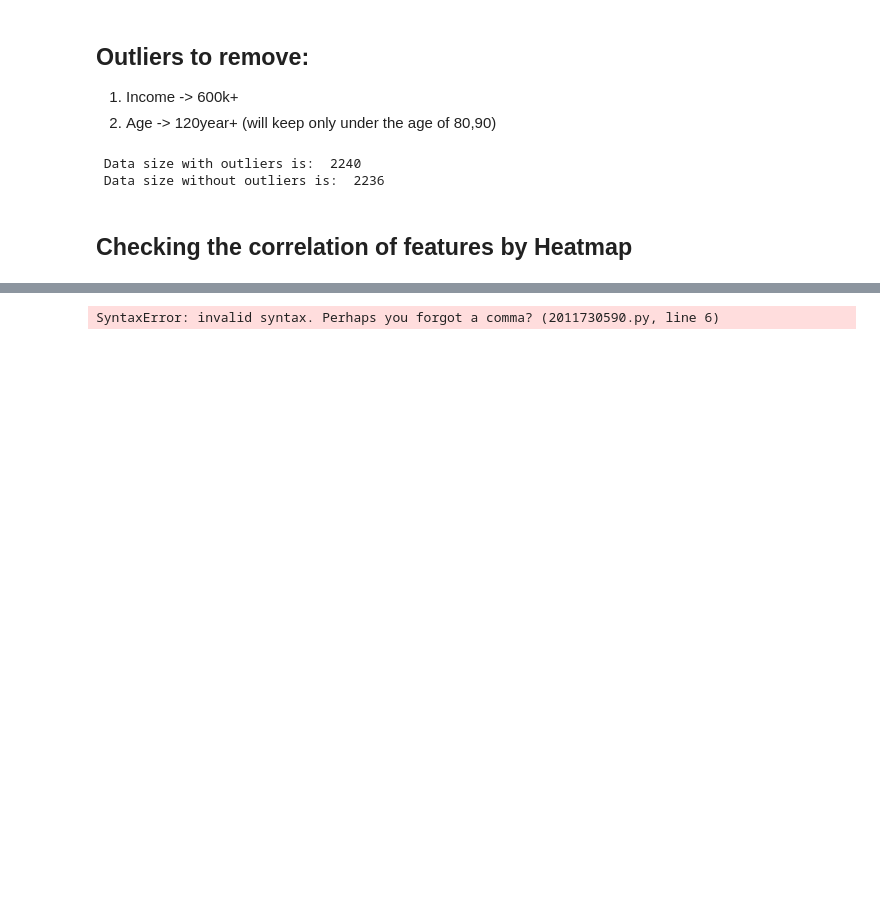
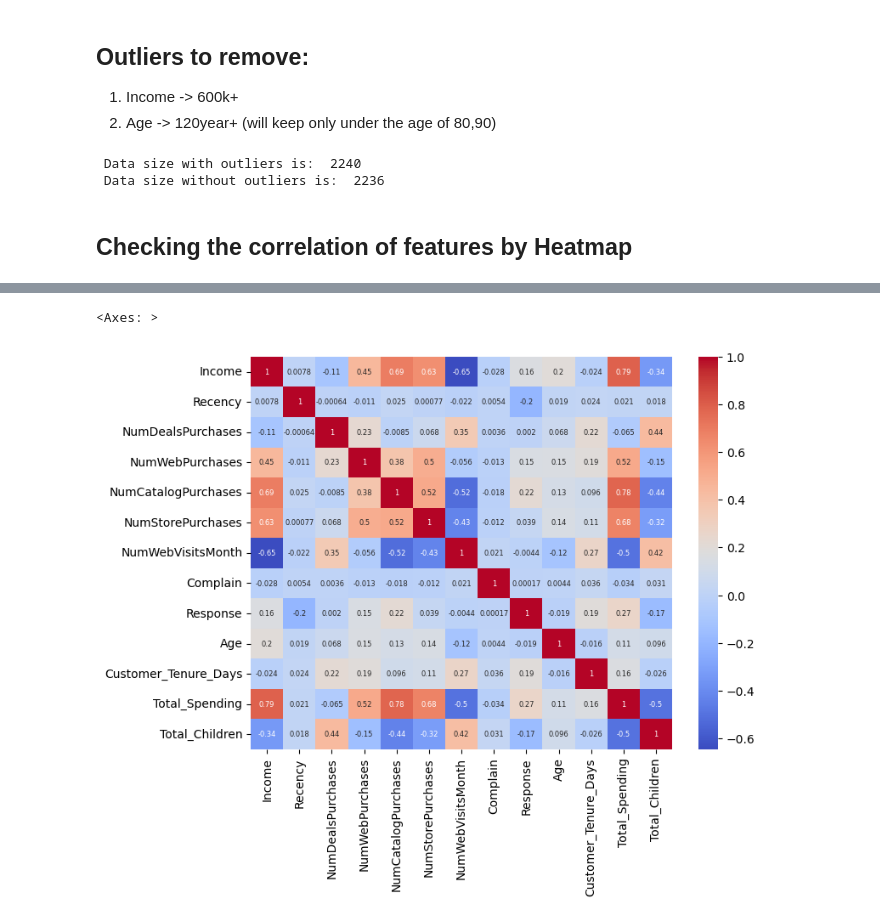
Before and after one commit to CodeByMehra/AiMl, a Jupyter notebook: 05_Unsupervised Learning/Minor Project/01_SmartCart.ipynb, the cells around one changed output, grey strips where cells are left out. Saved outputs shown, nothing was run; the diff lists cells and outputs as text; code cells hidden in the pictures; blank space fills up the shorter version.

Commit message:
Visualized

```diff
--- a/05_Unsupervised Learning/Minor Project/01_SmartCart.ipynb
+++ b/05_Unsupervised Learning/Minor Project/01_SmartCart.ipynb
@@ -220,11 +220,12 @@ corr
 # %%
 plt.figure(figsize=(8,6))
 
 sns.heatmap(
     corr,
     annot=True,
-    annot_kws={"size" : 6}
+    annot_kws={"size" : 6},
     cmap="coolwarm"
 )
 # %% [output]
-SyntaxError: invalid syntax. Perhaps you forgot a comma? (2011730590.py, line 6)
+<Axes: >
+[figure, added]
```
Also changed, not shown: parts of 15 cells of this notebook.
